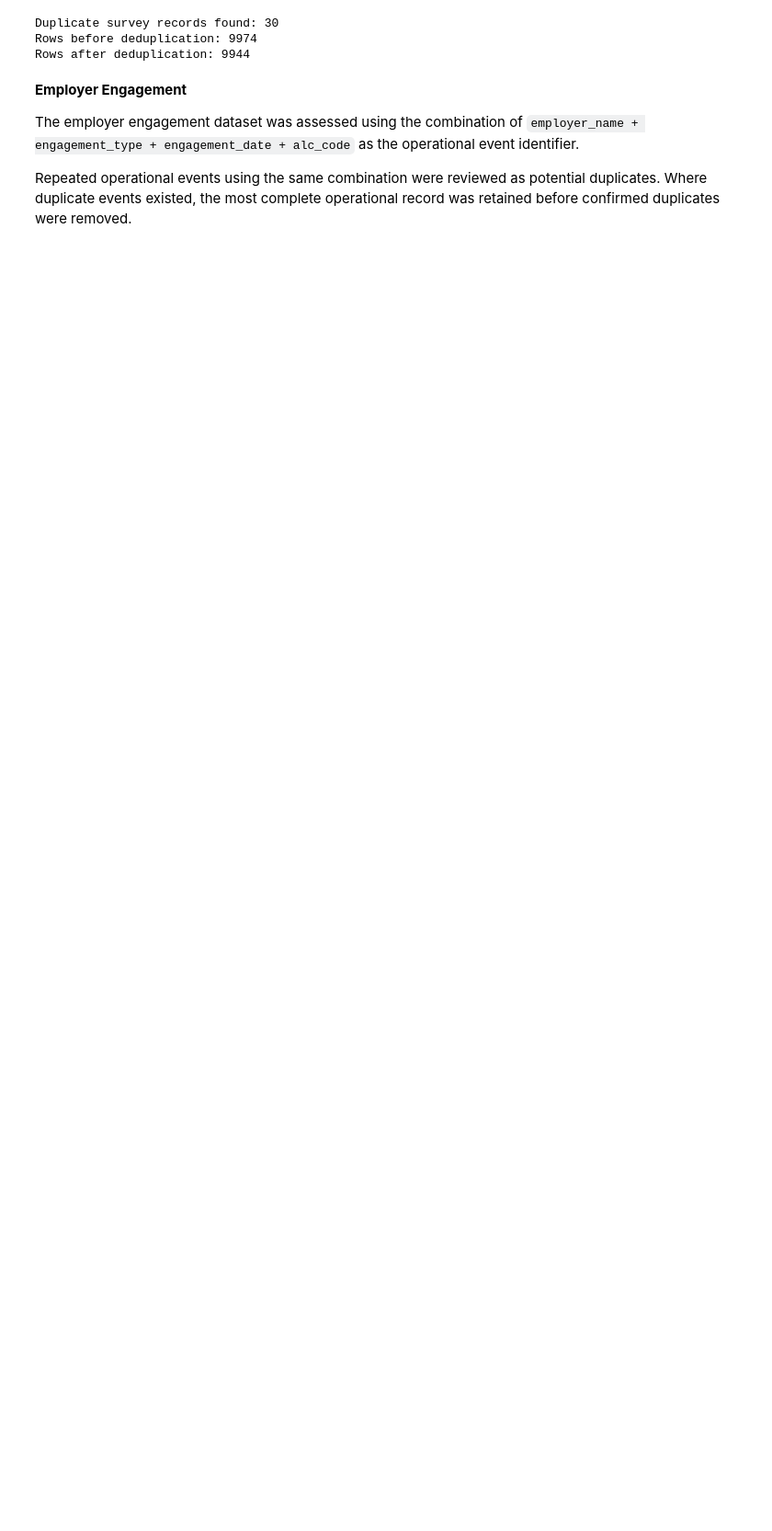
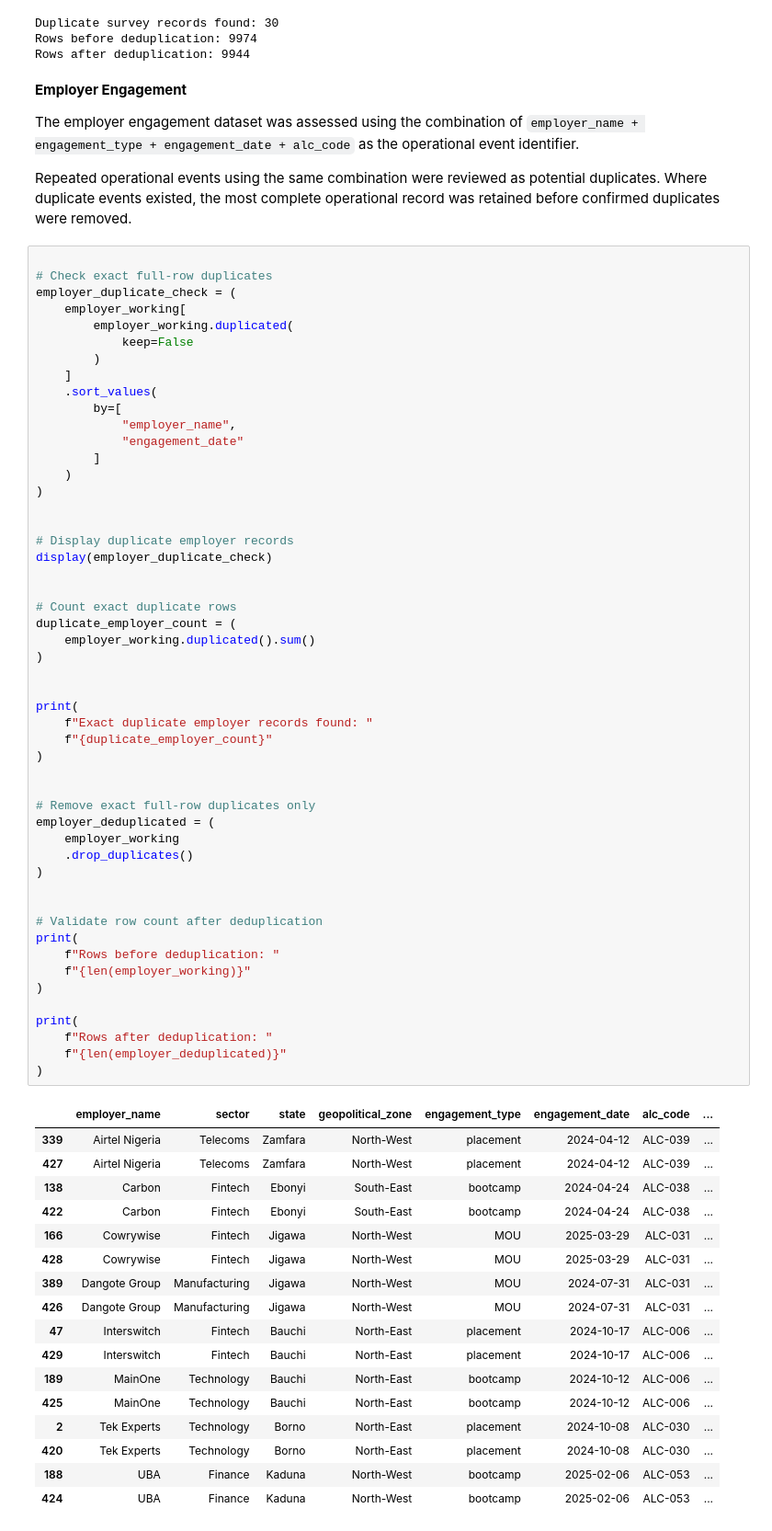
Before and after one commit to Efe-Godson/3mtt-stage2-analysis, a Jupyter notebook: notebooks/deliverable_2_analysis_notebook.ipynb, the cells around one changed output. Shown at 92% size. Drawn from its saved outputs; the diff is of its cells as text; blank space fills up the shorter version.

```diff
--- a/notebooks/deliverable_2_analysis_notebook.ipynb
+++ b/notebooks/deliverable_2_analysis_notebook.ipynb
@@ -1588,3 +1588,72 @@ Rows after deduplication: 9944
 The employer engagement dataset was assessed using the combination of `employer_name + engagement_type + engagement_date + alc_code` as the operational event identifier.
 
 Repeated operational events using the same combination were reviewed as potential duplicates. Where duplicate events existed, the most complete operational record was retained before confirmed duplicates were removed.
+# %%
+
+# Check exact full-row duplicates
+employer_duplicate_check = (
+    employer_working[
+        employer_working.duplicated(
+            keep=False
+        )
+    ]
+    .sort_values(
+        by=[
+            "employer_name",
+            "engagement_date"
+        ]
+    )
+)
+
+
+# Display duplicate employer records
+display(employer_duplicate_check)
+
+
+# Count exact duplicate rows
+duplicate_employer_count = (
+    employer_working.duplicated().sum()
+)
+
+
+print(
+    f"Exact duplicate employer records found: "
+    f"{duplicate_employer_count}"
+)
+
+
+# Remove exact full-row duplicates only
+employer_deduplicated = (
+    employer_working
+    .drop_duplicates()
+)
+
+
+# Validate row count after deduplication
+print(
+    f"Rows before deduplication: "
+    f"{len(employer_working)}"
+)
+
+print(
+    f"Rows after deduplication: "
+    f"{len(employer_deduplicated)}"
+)
+# %% [output]
+|  | employer_name | sector | state | geopolitical_zone | engagement_type | engagement_date | alc_code | ... |
+| 339 | Airtel Nigeria | Telecoms | Zamfara | North-West | placement | 2024-04-12 | ALC-039 | ... |
+| 427 | Airtel Nigeria | Telecoms | Zamfara | North-West | placement | 2024-04-12 | ALC-039 | ... |
+| 138 | Carbon | Fintech | Ebonyi | South-East | bootcamp | 2024-04-24 | ALC-038 | ... |
+| 422 | Carbon | Fintech | Ebonyi | South-East | bootcamp | 2024-04-24 | ALC-038 | ... |
+| 166 | Cowrywise | Fintech | Jigawa | North-West | MOU | 2025-03-29 | ALC-031 | ... |
+| 428 | Cowrywise | Fintech | Jigawa | North-West | MOU | 2025-03-29 | ALC-031 | ... |
+| 389 | Dangote Group | Manufacturing | Jigawa | North-West | MOU | 2024-07-31 | ALC-031 | ... |
+| 426 | Dangote Group | Manufacturing | Jigawa | North-West | MOU | 2024-07-31 | ALC-031 | ... |
+| 47 | Interswitch | Fintech | Bauchi | North-East | placement | 2024-10-17 | ALC-006 | ... |
+| 429 | Interswitch | Fintech | Bauchi | North-East | placement | 2024-10-17 | ALC-006 | ... |
+| 189 | MainOne | Technology | Bauchi | North-East | bootcamp | 2024-10-12 | ALC-006 | ... |
+| 425 | MainOne | Technology | Bauchi | North-East | bootcamp | 2024-10-12 | ALC-006 | ... |
+| 2 | Tek Experts | Technology | Borno | North-East | placement | 2024-10-08 | ALC-030 | ... |
+| 420 | Tek Experts | Technology | Borno | North-East | placement | 2024-10-08 | ALC-030 | ... |
+| 188 | UBA | Finance | Kaduna | North-West | bootcamp | 2025-02-06 | ALC-053 | ... |
+| 424 | UBA | Finance | Kaduna | North-West | bootcamp | 2025-02-06 | ALC-053 | ... |
```
Also changed, not shown: parts of 12 cells of this notebook.
